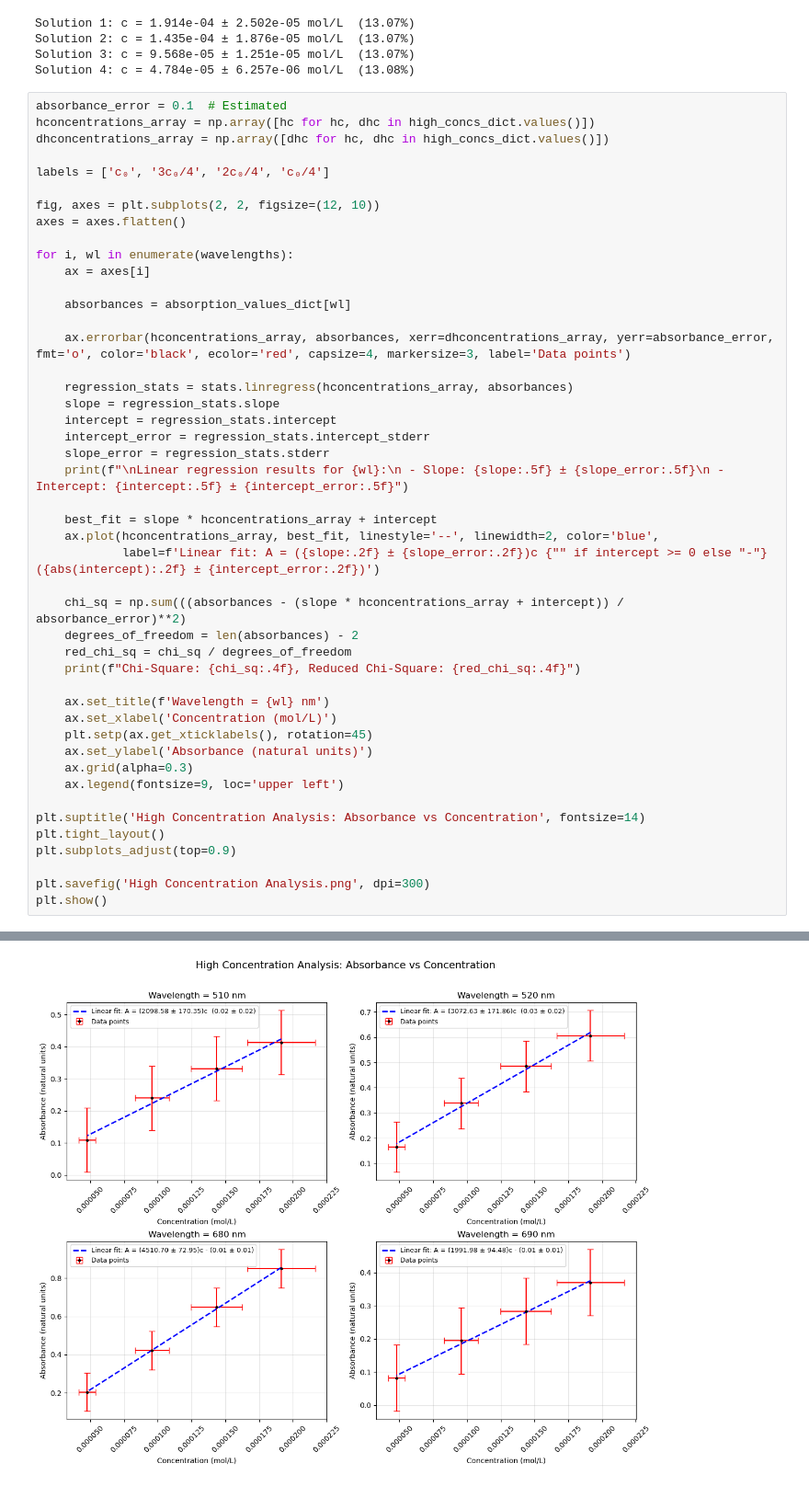
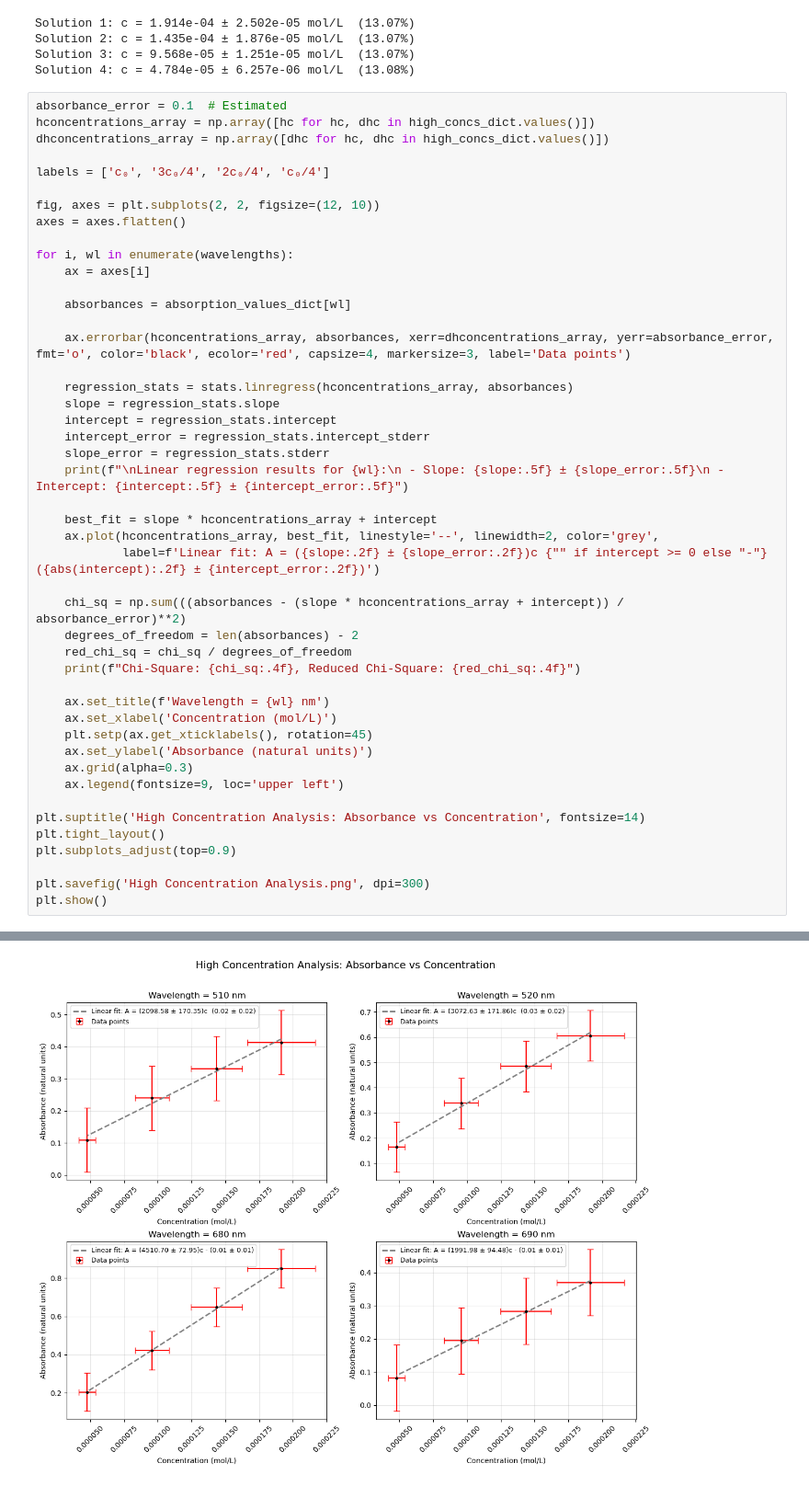
Before and after one commit to mjyazar/Waves-and-Optics-Experiment, a Jupyter notebook: main.ipynb, the cells around one changed output, grey strips where cells are left out. Shown at 92% size. Cells and saved outputs as stored; diff of their text form.

```diff
--- a/main.ipynb
+++ b/main.ipynb
@@ -272,7 +274,7 @@ for i, wl in enumerate(wavelengths):
     print(f"\nLinear regression results for {wl}:\n - Slope: {slope:.5f} ± {slope_error:.5f}\n - Intercept: {intercept:.5f} ± {intercept_error:.5f}")
 
     best_fit = slope * hconcentrations_array + intercept
-    ax.plot(hconcentrations_array, best_fit, linestyle='--', linewidth=2, color='blue',
+    ax.plot(hconcentrations_array, best_fit, linestyle='--', linewidth=2, color='grey',
             label=f'Linear fit: A = ({slope:.2f} ± {slope_error:.2f})c {"" if intercept >= 0 else "-"} ({abs(intercept):.2f} ± {intercept_error:.2f})')
 
     chi_sq = np.sum(((absorbances - (slope * hconcentrations_array + intercept)) / absorbance_error)**2)
@@ -286,31 +288,31 @@ for i, wl in enumerate(wavelengths):
     ax.set_ylabel('Absorbance (natural units)')
     ax.grid(alpha=0.3)
     ax.legend(fontsize=9, loc='upper left')
 
 plt.suptitle('High Concentration Analysis: Absorbance vs Concentration', fontsize=14)
 plt.tight_layout()
 plt.subplots_adjust(top=0.9)
 
 plt.savefig('High Concentration Analysis.png', dpi=300)
 plt.show()
 # %% [output]
 Linear regression results for 510:
  - Slope: 2098.58295 ± 170.34989
  - Intercept: 0.02250 ± 0.02232
 Chi-Square: 0.0664, Reduced Chi-Square: 0.0332
 
 Linear regression results for 520:
  - Slope: 3072.62644 ± 171.85643
  - Intercept: 0.03100 ± 0.02252
 Chi-Square: 0.0676, Reduced Chi-Square: 0.0338
 
 Linear regression results for 680:
  - Slope: 4510.69922 ± 72.94845
  - Intercept: -0.00850 ± 0.00956
 Chi-Square: 0.0122, Reduced Chi-Square: 0.0061
 
 Linear regression results for 690:
  - Slope: 1991.98163 ± 94.47711
  - Intercept: -0.00550 ± 0.01238
 Chi-Square: 0.0204, Reduced Chi-Square: 0.0102
-[figure, old version]
+[figure, new version]
```
Also changed, not shown: parts of 3 cells of this notebook, 6 other files.
